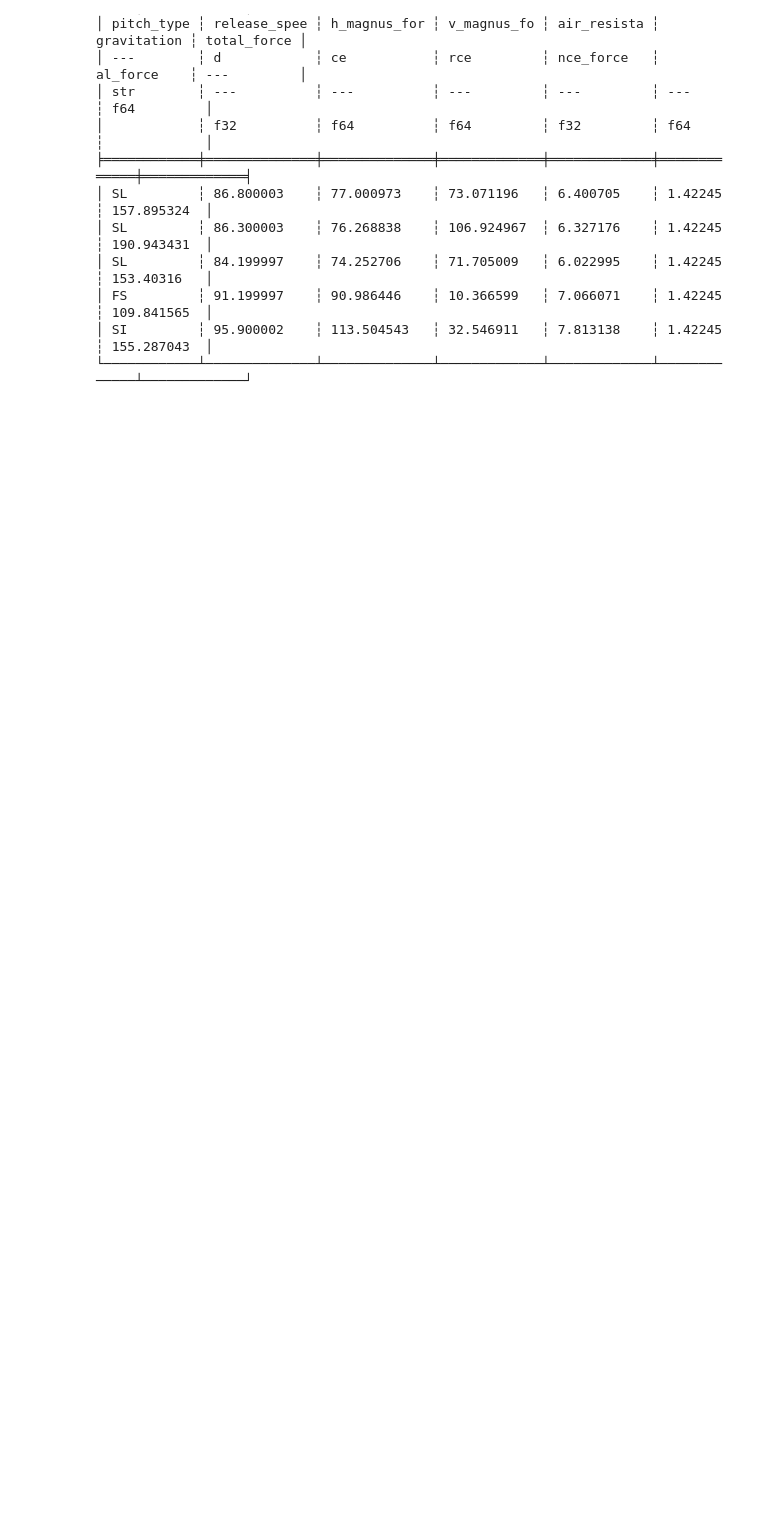
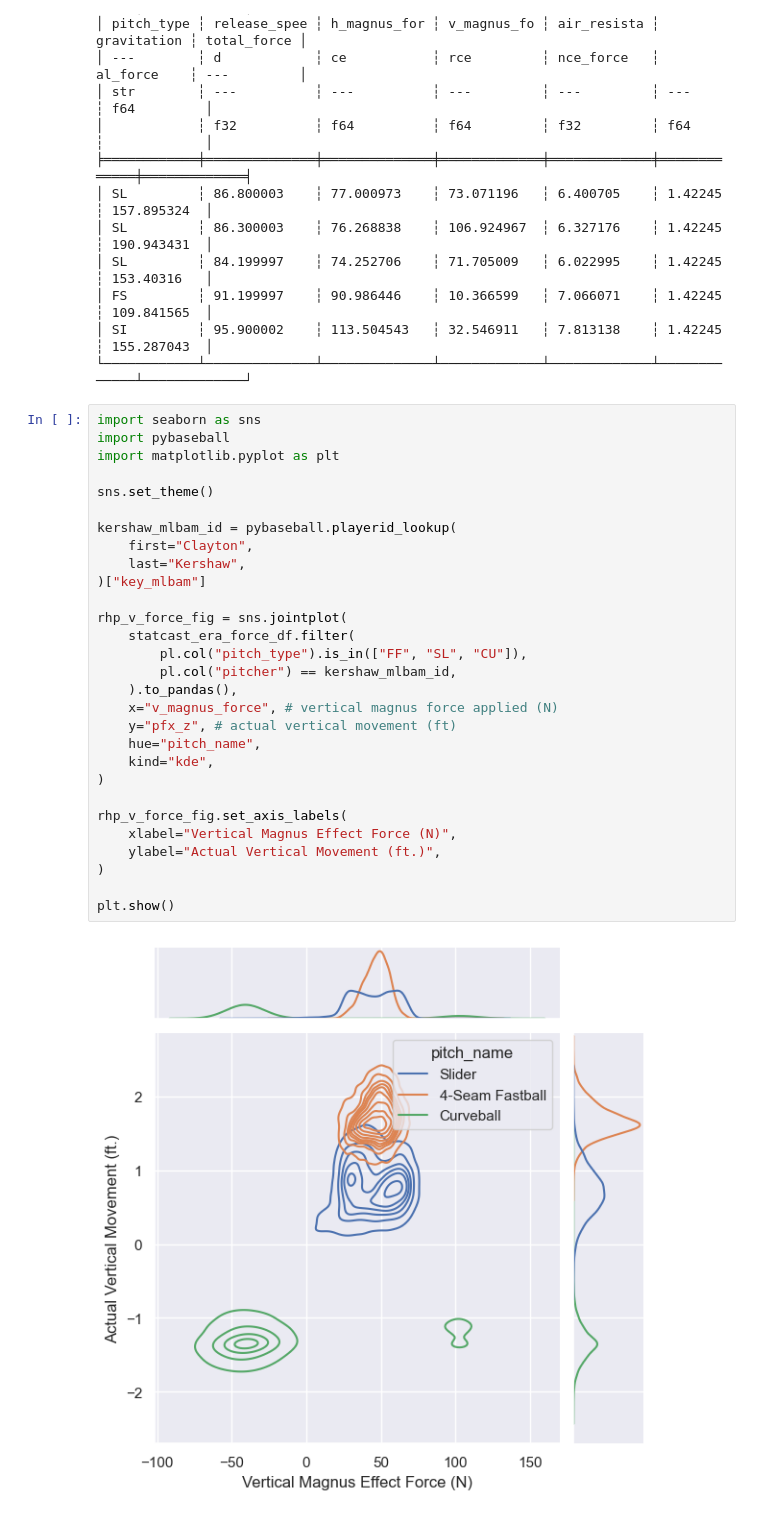
Before and after one commit to Jensen-holm/MLBTunnelScoreBot, a Jupyter notebook: src/tunneling_ability.ipynb, the cells around one changed output. Saved outputs shown, nothing was run; the diff lists cells and outputs as text; blank space fills up the shorter version.

Commit message:
plotting a joint plot of the density of different pitches vertical magnus effect in Newtons versus the actual vertical movement in ft.

```diff
--- a/src/tunneling_ability.ipynb
+++ b/src/tunneling_ability.ipynb
@@ -189,3 +189,34 @@ shape: (5, 7)
 │ FS         ┆ 91.199997    ┆ 90.986446    ┆ 10.366599   ┆ 7.066071    ┆ 1.42245     ┆ 109.841565  │
 │ SI         ┆ 95.900002    ┆ 113.504543   ┆ 32.546911   ┆ 7.813138    ┆ 1.42245     ┆ 155.287043  │
 └────────────┴──────────────┴──────────────┴─────────────┴─────────────┴─────────────┴─────────────┘
+# %%
+import seaborn as sns
+import pybaseball
+import matplotlib.pyplot as plt
+
+sns.set_theme()
+
+kershaw_mlbam_id = pybaseball.playerid_lookup(
+    first="Clayton",
+    last="Kershaw",
+)["key_mlbam"]
+
+rhp_v_force_fig = sns.jointplot(
+    statcast_era_force_df.filter(
+        pl.col("pitch_type").is_in(["FF", "SL", "CU"]),
+        pl.col("pitcher") == kershaw_mlbam_id,
+    ).to_pandas(),
+    x="v_magnus_force", # vertical magnus force applied (N)
+    y="pfx_z", # actual vertical movement (ft)
+    hue="pitch_name",
+    kind="kde",
+)
+
+rhp_v_force_fig.set_axis_labels(
+    xlabel="Vertical Magnus Effect Force (N)",
+    ylabel="Actual Vertical Movement (ft.)",
+)
+
+plt.show()
+# %% [output]
+[figure, added]
```
Also changed, not shown: parts of 1 cell of this notebook.
